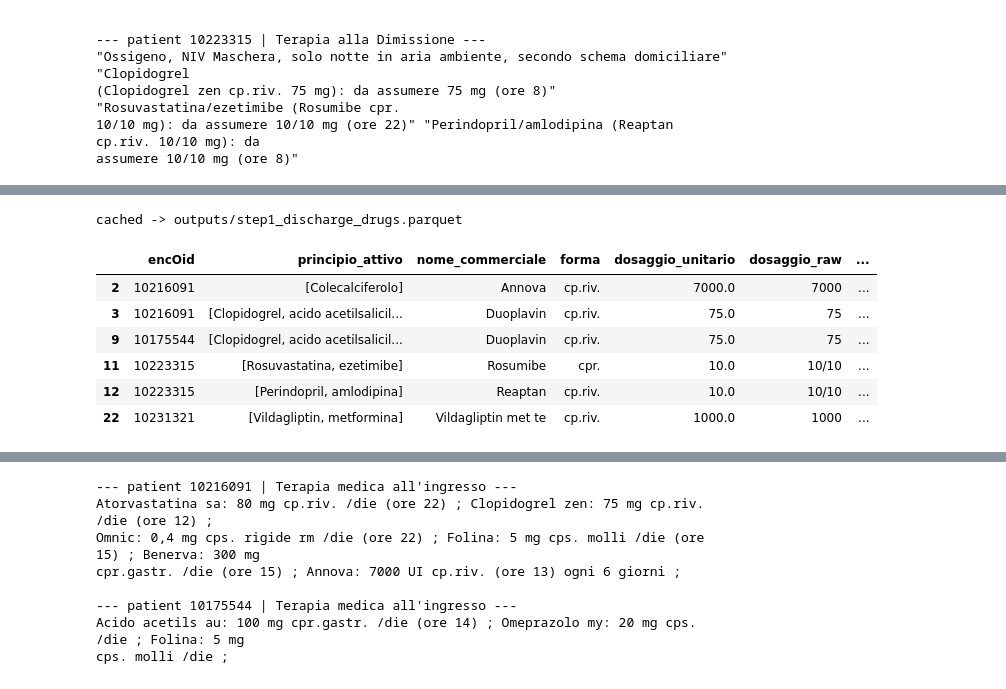
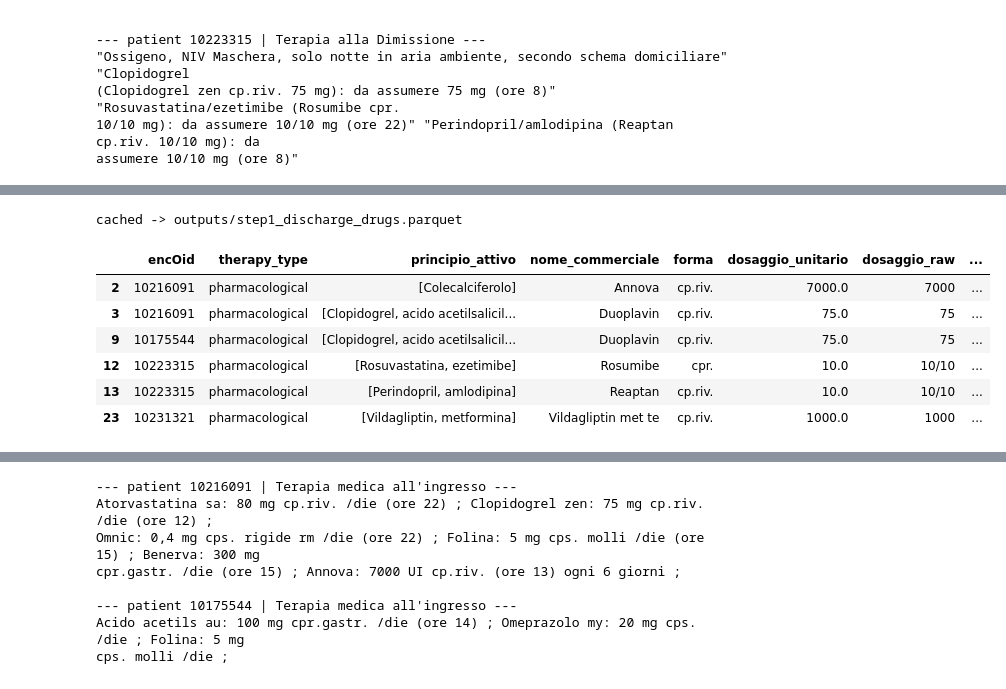
Before and after one commit to ilegul/nlp4dh, a Jupyter notebook: notebooks/clinical_nlp_pipeline.ipynb, the cells around one changed output, grey strips where cells are left out. Saved outputs shown, nothing was run; the diff lists cells and outputs as text; code cells hidden in the pictures.

```diff
--- a/notebooks/clinical_nlp_pipeline.ipynb
+++ b/notebooks/clinical_nlp_pipeline.ipynb
@@ -490,38 +1016,50 @@ strength, status = active/prn/suspended):
 # %%
-# ---- Run the parser over all patients -> one row per drug per patient ------------------
+# Run the parser over all patients -> one row per drug per patient
 def is_empty_discharge(text):
-    """Empty only if the report states a *global* absence of therapy. A report that contains quoted
+    """Empty only if the report states a global absence of therapy. A report that contains quoted
     drug entries is never empty, even if it also mentions 'nessuna' somewhere (e.g. a report ending
     '... al momento nessuna Ossigeno 2 lt/min' that still lists five real prescriptions)."""
     t = text.strip().lower()
+
     if not t:
         return True
+
     if re.search(r'"[^"]+"', text):            # has quoted drug entries -> not empty
         return False
+
     return bool(re.search(r'nessun|non assume|nulla|assente', t))
 
 discharge_rows = []
 n_patients_with_therapy = n_nondrug = 0
+
 for p in patients:
     text = report_text(p, T_DIMISSIONE)
+
     if is_empty_discharge(text):
         continue
+
     n_patients_with_therapy += 1
     entries = re.findall(r'"([^"]*)"', text) or [text]   # entries are quoted; fall back to whole text
+
     for e in entries:
         parsed = parse_discharge_entry(e)
+
         if parsed is None:
             if e.strip():
                 n_nondrug += 1
+
             continue
+
         discharge_rows.append({"encOid": p["encOid"], **parsed})
 
 discharge_df = pd.DataFrame(discharge_rows)
 
-print(f"patients with a drug therapy : {n_patients_with_therapy} / {n_patients}")
-print(f"non-drug / undecodable lines : {n_nondrug}  (oxygen, NIV, 'secondo schema', ...)")
-print(f"drug rows extracted          : {len(discharge_df)}")
-print(f"combination drugs (>=2 active ingredients): {(discharge_df.principio_attivo.map(len) > 1).sum()} / {len(discharge_df)} rows")
-print(f"rows without an explicit dose: {discharge_df.dose_ora.map(len).eq(0).sum()} / {len(discharge_df)} rows")
+pharma = discharge_df[discharge_df.therapy_type == "pharmacological"]
+print(f"discharge reports with a non-empty therapy section: {n_patients_with_therapy} / {n_patients}")
+print(f"rows extracted (total)            : {len(discharge_df)}")
+print(f"  pharmacological                 : {(discharge_df.therapy_type == 'pharmacological').sum()}")
+print(f"  non-pharmacological (O2/NIV/...) : {(discharge_df.therapy_type == 'non_pharmacological').sum()}")
+print(f"undecodable lines dropped         : {n_nondrug}")
+print(f"combination drugs (>=2 active ingredients): {(pharma.principio_attivo.map(len) > 1).sum()} / {len(pharma)} pharmacological rows")
 discharge_df.head(8)
 # %% [output]
@@ -542,21 +1154,19 @@ rows without an explicit dose: 201 / 6259 rows
 # %%
-# ---- Cache to disk so downstream sections need not recompute --------------------------------
 # Parquet cannot store Python lists/tuples directly, so the two structured columns are JSON-encoded.
-import json
-_cache = discharge_df.copy()
-_cache["principio_attivo"] = _cache["principio_attivo"].map(json.dumps)
-_cache["dose_ora"]         = _cache["dose_ora"].map(json.dumps)
-_cache.to_parquet(OUTPUTS / "step1_discharge_drugs.parquet")
+cache = discharge_df.copy()
+cache["principio_attivo"] = cache["principio_attivo"].map(json.dumps)
+cache["dose_ora"]         = cache["dose_ora"].map(json.dumps)
+cache.to_parquet(OUTPUT_DIR / "step1_discharge_drugs.parquet")
 print("cached -> outputs/step1_discharge_drugs.parquet")
 
 # Show a couple of illustrative rows: a combination drug and one carrying a free-text note.
 discharge_df[discharge_df.note.notna() | (discharge_df.principio_attivo.map(len) > 1)].head(6)
 # %% [output]
 cached -> outputs/step1_discharge_drugs.parquet
-|  | encOid | principio_attivo | nome_commerciale | forma | dosaggio_unitario | dosaggio_raw | ... |
-| 2 | 10216091 | [Colecalciferolo] | Annova | cp.riv. | 7000.0 | 7000 | ... |
-| 3 | 10216091 | [Clopidogrel, acido acetilsalicil... | Duoplavin | cp.riv. | 75.0 | 75 | ... |
-| 9 | 10175544 | [Clopidogrel, acido acetilsalicil... | Duoplavin | cp.riv. | 75.0 | 75 | ... |
-| 11 | 10223315 | [Rosuvastatina, ezetimibe] | Rosumibe | cpr. | 10.0 | 10/10 | ... |
-| 12 | 10223315 | [Perindopril, amlodipina] | Reaptan | cp.riv. | 10.0 | 10/10 | ... |
-| 22 | 10231321 | [Vildagliptin, metformina] | Vildagliptin met te | cp.riv. | 1000.0 | 1000 | ... |
+|  | encOid | therapy_type | principio_attivo | nome_commerciale | forma | dosaggio_unitario | dosaggio_raw | ... |
+| 2 | 10216091 | pharmacological | [Colecalciferolo] | Annova | cp.riv. | 7000.0 | 7000 | ... |
+| 3 | 10216091 | pharmacological | [Clopidogrel, acido acetilsalicil... | Duoplavin | cp.riv. | 75.0 | 75 | ... |
+| 9 | 10175544 | pharmacological | [Clopidogrel, acido acetilsalicil... | Duoplavin | cp.riv. | 75.0 | 75 | ... |
+| 12 | 10223315 | pharmacological | [Rosuvastatina, ezetimibe] | Rosumibe | cpr. | 10.0 | 10/10 | ... |
+| 13 | 10223315 | pharmacological | [Perindopril, amlodipina] | Reaptan | cp.riv. | 10.0 | 10/10 | ... |
+| 23 | 10231321 | pharmacological | [Vildagliptin, metformina] | Vildagliptin met te | cp.riv. | 1000.0 | 1000 | ... |
```
Also changed, not shown: parts of 283 cells of this notebook, 45 other files.
